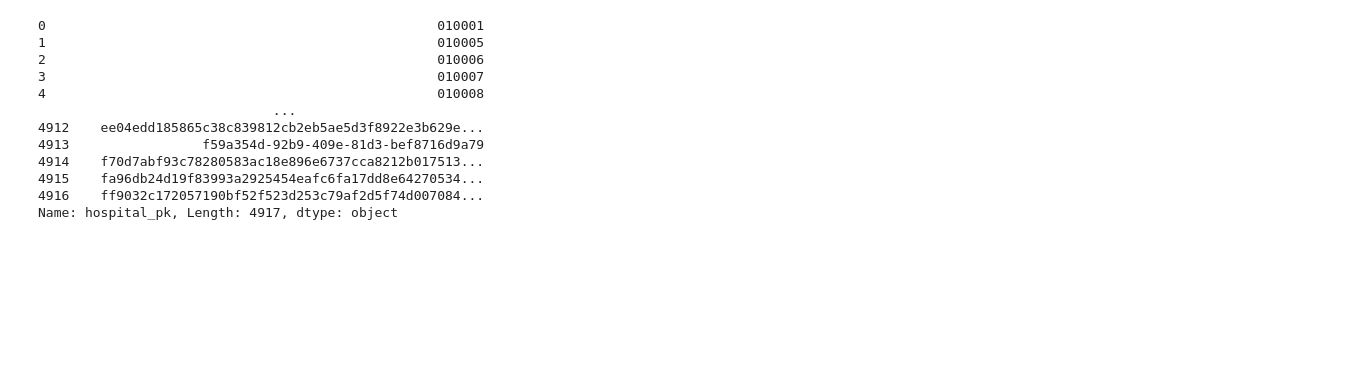
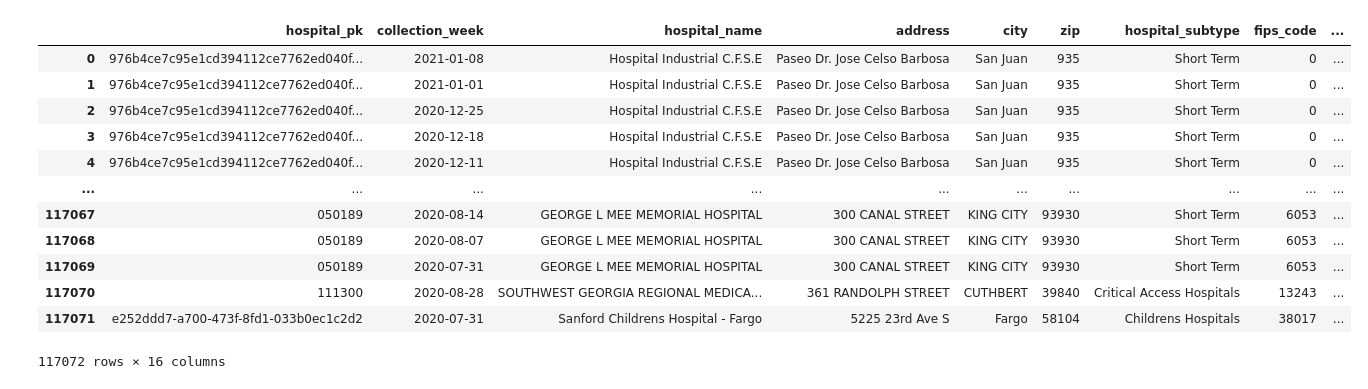
Before and after one commit to GeoDaCenter/covid, a Jupyter notebook: hospital/Full to time series and geojson.ipynb, the cells around one changed output. Drawn from its saved outputs; the diff is of its cells as text; code cells hidden in the pictures; blank space fills up the shorter version.

Commit message:
Placekey Hospital Locations

```diff
--- a/hospital/Full to time series and geojson.ipynb
+++ b/hospital/Full to time series and geojson.ipynb
@@ -23,3 +30,8 @@ uniqLocations.to_csv('unique_hospitals.csv')
+# %%
+geocoded['lat'] = geocoded['latLon'].apply(lambda x: parseLat(x))
+geocoded['lon'] = geocoded['latLon'].apply(lambda x: parseLon(x))
+for missingZero in droppedZerosList:
+    geocoded.loc[geocoded.query_id == missingZero[1:], 'query_id'] = missingZero
 # %%
 gdf = gpd.GeoDataFrame(
-    uniqLocations, geometry=gpd.points_from_xy(uniqLocations.lon, uniqLocations.lat))
+    geocoded, geometry=gpd.points_from_xy(geocoded.lon, geocoded.lat))
@@ -32,0 +38,2 @@ gdf_clean = gdf[gdf.hospital_pk.isin(list(beds['hospital_pk'].unique()))]
+# %%
+cleanGdf = gdf.merge(locations, left_on="query_id", right_on="hospital_pk", how="right")
@@ -33,3 +49,3 @@ gdf_clean = gdf[gdf.hospital_pk.isin(list(beds['hospital_pk'].unique()))]
 # %%
-joinDf = gdf_clean.reset_index()[['index','hospital_pk']]
+joinDf = cleanGdf.reset_index()[['index','hospital_pk']]
 joinDf.columns = ['fid', 'hospital_pk']
@@ -42,5 +85,21 @@ gdf_clean[['geometry','hospital_pk', 'address', 'city',
 # %%
 raw = raw.merge(joinDf, how="right", on="hospital_pk")
+# %%
+raw
+# %% [output]
+|  | hospital_pk | collection_week | hospital_name | address | city | zip | hospital_subtype | fips_code | ... |
+| 0 | 976b4ce7c95e1cd394112ce7762ed040f... | 2021-01-08 | Hospital Industrial C.F.S.E | Paseo Dr. Jose Celso Barbosa | San Juan | 935 | Short Term | 0 | ... |
+| 1 | 976b4ce7c95e1cd394112ce7762ed040f... | 2021-01-01 | Hospital Industrial C.F.S.E | Paseo Dr. Jose Celso Barbosa | San Juan | 935 | Short Term | 0 | ... |
+| 2 | 976b4ce7c95e1cd394112ce7762ed040f... | 2020-12-25 | Hospital Industrial C.F.S.E | Paseo Dr. Jose Celso Barbosa | San Juan | 935 | Short Term | 0 | ... |
+| 3 | 976b4ce7c95e1cd394112ce7762ed040f... | 2020-12-18 | Hospital Industrial C.F.S.E | Paseo Dr. Jose Celso Barbosa | San Juan | 935 | Short Term | 0 | ... |
+| 4 | 976b4ce7c95e1cd394112ce7762ed040f... | 2020-12-11 | Hospital Industrial C.F.S.E | Paseo Dr. Jose Celso Barbosa | San Juan | 935 | Short Term | 0 | ... |
+| ... | ... | ... | ... | ... | ... | ... | ... | ... | ... |
+| 117067 | 050189 | 2020-08-14 | GEORGE L MEE MEMORIAL HOSPITAL | 300 CANAL STREET | KING CITY | 93930 | Short Term | 6053 | ... |
+| 117068 | 050189 | 2020-08-07 | GEORGE L MEE MEMORIAL HOSPITAL | 300 CANAL STREET | KING CITY | 93930 | Short Term | 6053 | ... |
+| 117069 | 050189 | 2020-07-31 | GEORGE L MEE MEMORIAL HOSPITAL | 300 CANAL STREET | KING CITY | 93930 | Short Term | 6053 | ... |
+| 117070 | 111300 | 2020-08-28 | SOUTHWEST GEORGIA REGIONAL MEDICA... | 361 RANDOLPH STREET | CUTHBERT | 39840 | Critical Access Hospitals | 13243 | ... |
+| 117071 | e252ddd7-a700-473f-8fd1-033b0ec1c2d2 | 2020-07-31 | Sanford Childrens Hospital - Fargo | 5225 23rd Ave S | Fargo | 58104 | Childrens Hospitals | 38017 | ... |
+117072 rows × 16 columns
 # %%
 beds = raw[['fid','collection_week','all_adult_hospital_inpatient_beds_7_day_avg']]
 bedsUsed = raw[['fid','collection_week','inpatient_beds_used_7_day_avg']]
@@ -62,18 +121,3 @@ transposeDf(bedsUsed).to_csv('./hospital_beds_used.csv', index=False)
 transposeDf(icuBeds).to_csv('./hospital_icu_beds.csv', index=False)
 transposeDf(icuBedsUsed).to_csv('./hospital_icu_beds_used.csv', index=False)
 transposeDf(totalCases).to_csv('./hospital_cases.csv', index=False)
-# %%
-transposeDf(beds)['hospital_pk']
-# %% [output]
-0                                                  010001
-1                                                  010005
-2                                                  010006
-3                                                  010007
-4                                                  010008
-                              ...
-4912    ee04edd185865c38c839812cb2eb5ae5d3f8922e3b629e...
-4913                 f59a354d-92b9-409e-81d3-bef8716d9a79
-4914    f70d7abf93c78280583ac18e896e6737cca8212b017513...
-4915    fa96db24d19f83993a2925454eafc6fa17dd8e64270534...
-4916    ff9032c172057190bf52f523d253c79af2d5f74d007084...
-Name: hospital_pk, Length: 4917, dtype: object
```
Also changed, not shown: parts of 15 cells of this notebook, 2 other files.
